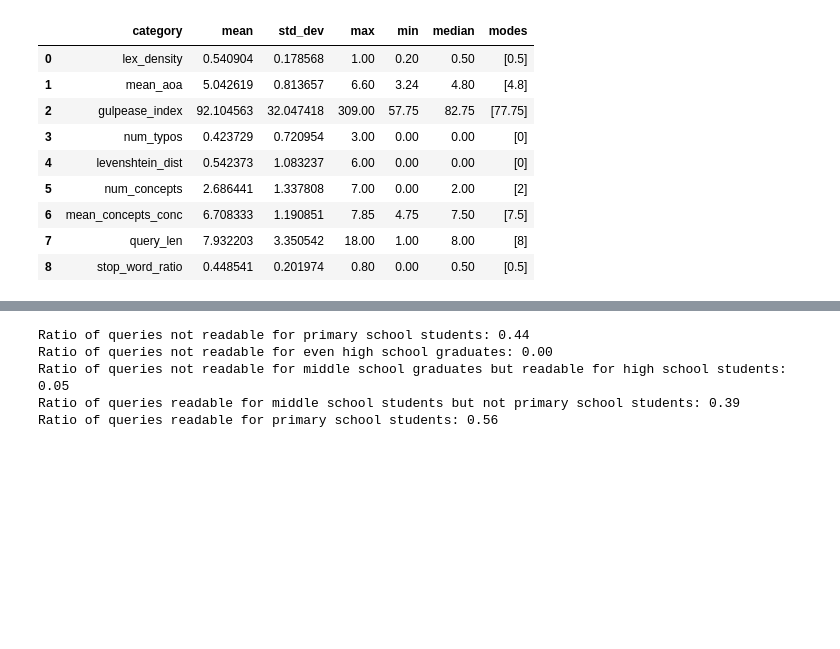
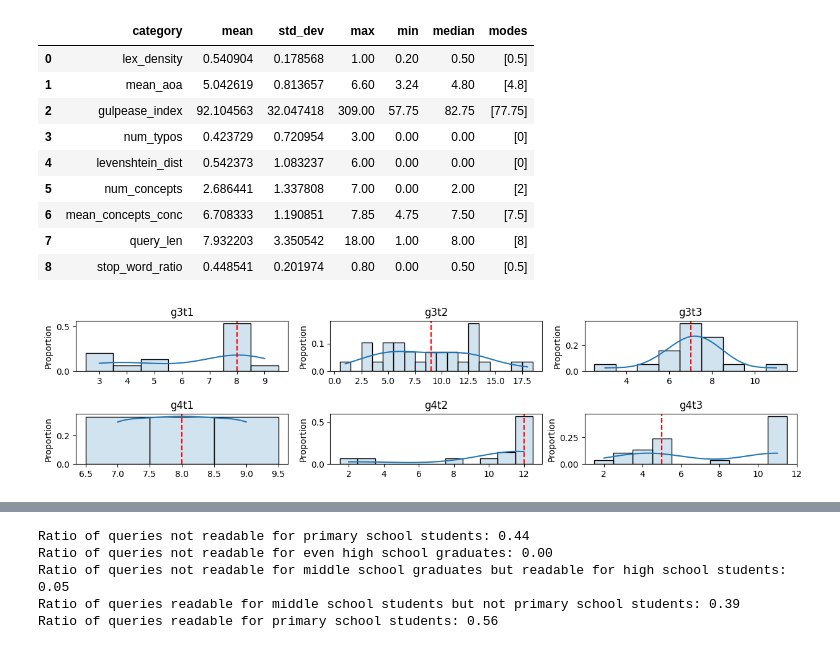
Before and after one commit to SOLandChildren/CHIIR27_LogAnalysis, a Jupyter notebook: query_formulation.ipynb, the cells around one changed output, grey strips where cells are left out. Cells and saved outputs as stored; diff of their text form; code cells hidden in the pictures; blank space fills up the shorter version.

```diff
--- a/query_formulation.ipynb
+++ b/query_formulation.ipynb
@@ -234,3 +234,21 @@ desc_stats
 | 6 | mean_concepts_conc | 6.708333 | 1.190851 | 7.85 | 4.75 | 7.50 | [7.5] |
 | 7 | query_len | 7.932203 | 3.350542 | 18.00 | 1.00 | 8.00 | [8] |
 | 8 | stop_word_ratio | 0.448541 | 0.201974 | 0.80 | 0.00 | 0.50 | [0.5] |
+# %%
+import seaborn as sns
+import matplotlib.pyplot as plt
+
+plt.figure(figsize=(15,3))
+plt.subplots_adjust(hspace=0.85)
+for i, topic_num in enumerate(["g3t1", "g3t2", "g3t3", "g4t1", "g4t2", "g4t3"]):
+    ax = plt.subplot(2,3,i+1)
+    topic_query_df = query_df.loc[query_df["topic_number"] == topic_num]
+    med = topic_query_df["query_len"].median()
+    sns.histplot(data=topic_query_df, x="query_len", binwidth=1, discrete=True, ax=ax, stat="proportion", kde=True, alpha=0.2)
+    ax.axvline(med, linestyle="--", color="red")
+    ax.set_title(topic_num)
+    ax.set_xlabel("")
+
+plt.show()
+# %% [output]
+[figure, added]
```
Also changed, not shown: parts of 2 cells of this notebook, 9 other files.
